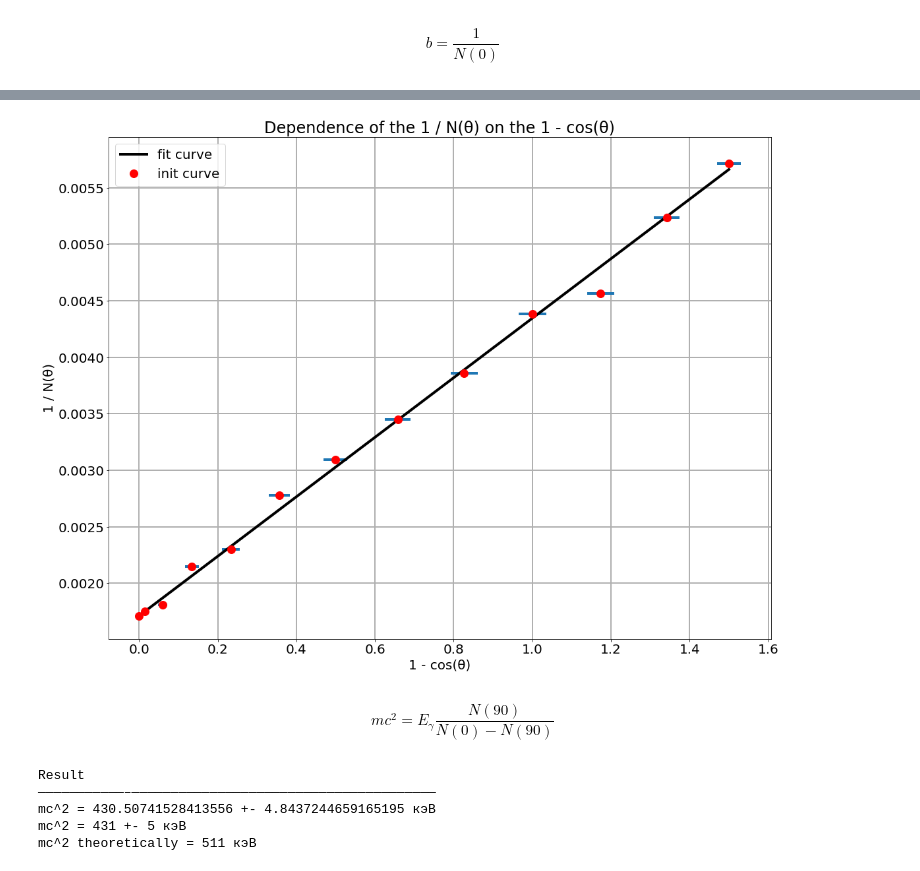
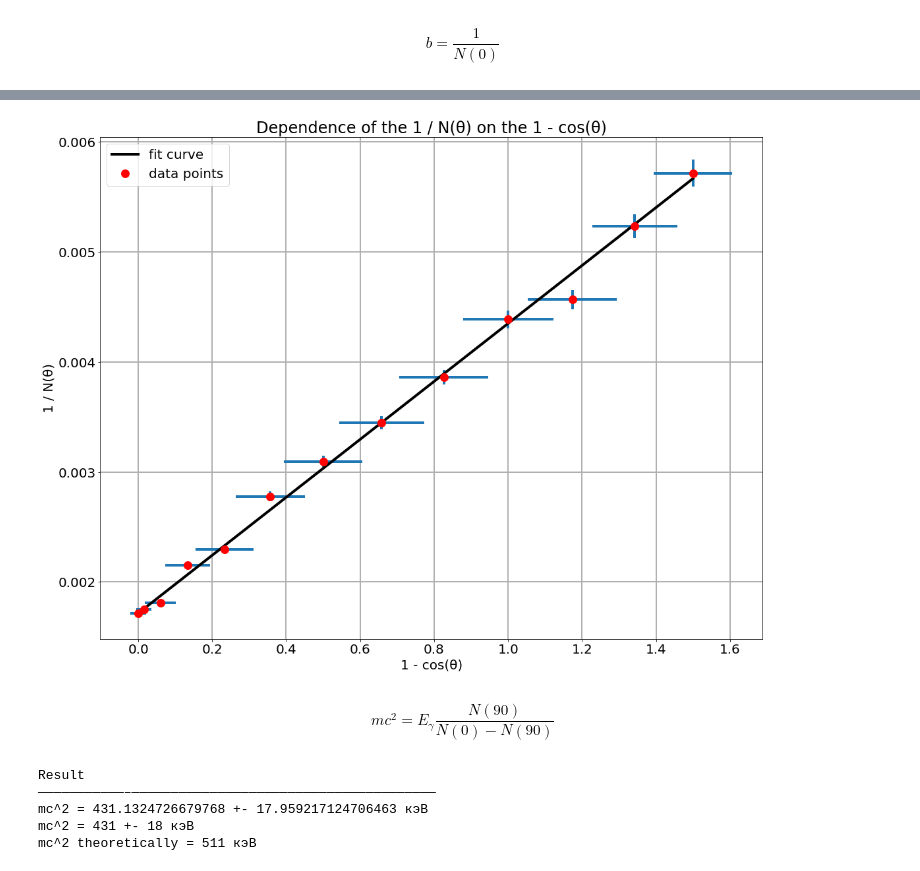
Before and after one commit to exucutional/quant_phys_lab, a Jupyter notebook: 1.2/compton.ipynb, the cells around one changed output, grey strips where cells are left out. Drawn from its saved outputs; the diff is of its cells as text; code cells hidden in the pictures.

```diff
--- a/1.2/compton.ipynb
+++ b/1.2/compton.ipynb
@@ -21,10 +21,10 @@ pd.DataFrame({'θ, °': degrees, 'N': N}).T
 | N | 584 | 571 | 552 | 465 | 435 | 360 | 323 | 290 | 259 | 228 | 219 | ... |
 # %%
 x = 1 - np.cos(np.radians(degrees))
-x_error = np.radians(2) * np.sin(np.radians(degrees))
-x_error[0] = np.radians(2) * np.sin(np.radians(1))
+x_error = np.radians(7) * np.sin(np.radians(degrees))
+x_error[0] = x_error[1]
 y = np.divide(1, N)
-y_error = np.divide(1, np.multiply(N, N))
+y_error = np.divide(2, np.multiply(N, N)) + 0.01 * y
 pd.DataFrame({'1-cos(θ)': x, 'Δ(1-cos(θ))': x_error, '1/N': y, 'Δ(1/N)': y_error})
 # %% [output]
 |  | 1-cos(θ) | Δ(1-cos(θ)) | 1/N | Δ(1/N) |
@@ -57,7 +57,8 @@ f = lambda p, x: p[0] * x + p[1]
 
 quad_model = odr.Model(f)
 data = odr.RealData(x, y, sx=x_error, sy=y_error)
-modr = odr.ODR(data, quad_model, beta0=[0., 1.])
+modr = odr.ODR(data, quad_model, beta0=[0.002, 0.002])
+modr.set_job(fit_type=2)
 out = modr.run()
 beta_opt = out.beta
 beta_err = out.sd_beta
@@ -66,6 +67,9 @@ print('Fit parameter 1-sigma error y = a * x + b')
 print('———————————–—————————————————————————————')
 for i in range(len(beta_opt)):
     print(f"{beta_name[i]} = {beta_opt[i]} +- {beta_err[i]}")
+
+print(f"chisq = {out.res_var * 11}")
+out.pprint()
 # %% [output]
 Fit parameter 1-sigma error y = a * x + b
 ———————————–—————————————————————————————
@@ -74,15 +122,15 @@ b = 0.0017121631883070768 +- 4.174453443589273e-06
 # %%
 plt.plot(x, f(beta_opt, x), color='black', linewidth=4, label='fit curve')
-plt.plot(x, y, 'ro', label='init curve', markersize=12)
+plt.plot(x, y, 'ro', label='data points', markersize=12)
 plt.errorbar(x, y, xerr=x_error, yerr=y_error, fmt="none", linewidth=4)
 plt.xlabel('1 - cos(θ)')
 plt.ylabel('1 / N(θ)')
 plt.grid(linewidth=2)
 plt.legend()
 plt.title('Dependence of the 1 / N(θ) on the 1 - cos(θ)')
 plt.show()
 # %% [output]
-[figure, old version]
+[figure, new version]
 # %%
 N0 = 1 / beta_opt[1]
 N0_err = beta_err[1] * 1 / beta_opt[1] ** 2
@@ -104,6 +152,6 @@ print("mc^2 theoretically = 511 кэВ")
 # %% [output]
 Result
 ———————————–———————————————————————————————————————
-mc^2 = 430.50741528413556 +- 4.8437244659165195 кэВ
-mc^2 = 431 +- 5 кэВ
+mc^2 = 431.1324726679768 +- 17.959217124706463 кэВ
+mc^2 = 431 +- 18 кэВ
 mc^2 theoretically = 511 кэВ
```
Also changed, not shown: parts of 5 cells of this notebook.
